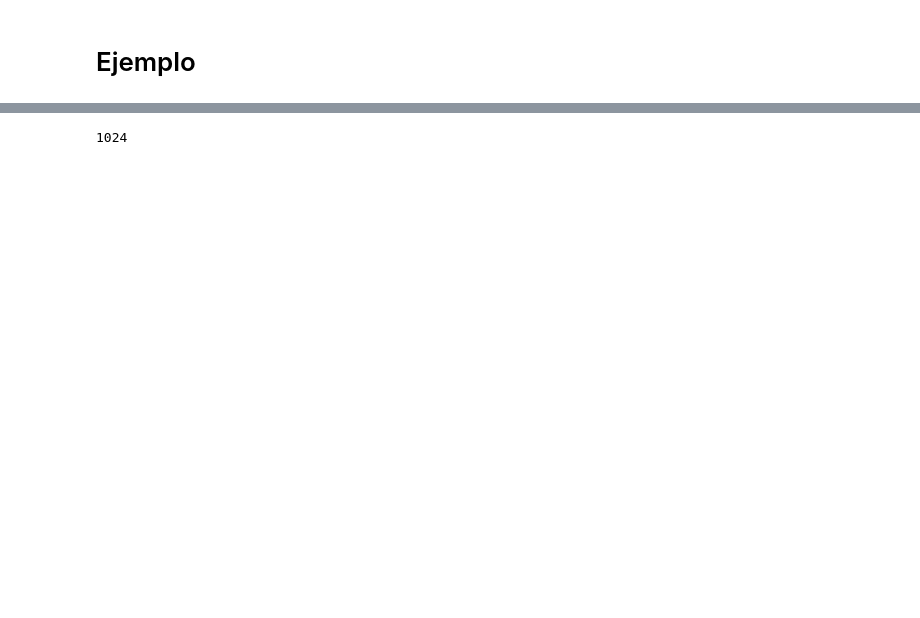
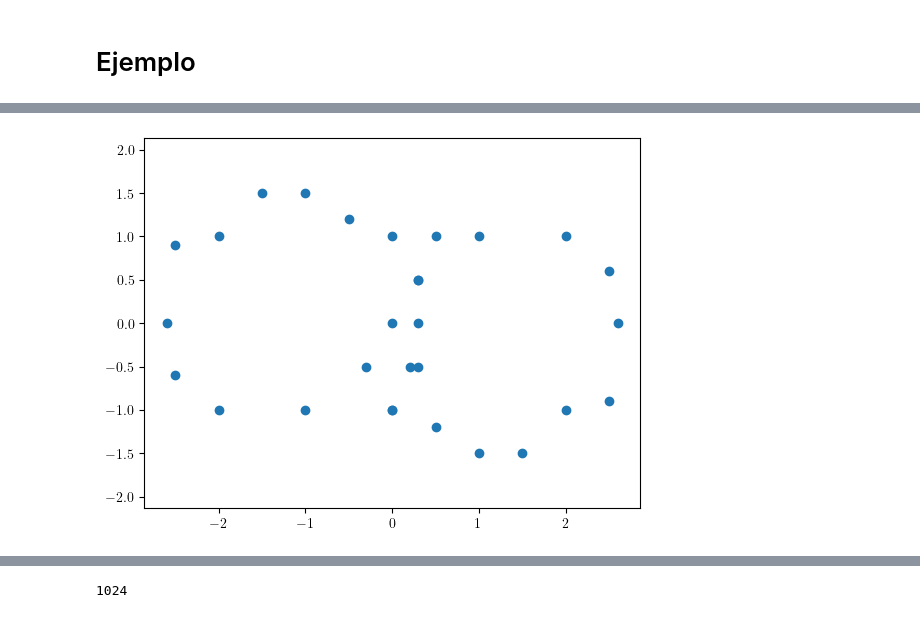
Before and after one commit to SneikF/PersistenceHomologyExamples, a Jupyter notebook: PersistenceHomologyExample.ipynb, the cells around one changed output, grey strips where cells are left out. Cells and saved outputs as stored; diff of their text form; code cells hidden in the pictures; blank space fills up the shorter version.

```diff
--- a/PersistenceHomologyExample.ipynb
+++ b/PersistenceHomologyExample.ipynb
@@ -325,0 +37,12 @@ plt.axis('equal');
+# %%
+points_ejemplo1 = np.array(
+            [[-2.0, -1.0], [-2.6, 0.0], [-2.0, 1.0], [-1.0, 1.5], [0.0, 1.0], [0.0, 0.0], [0.0, -1.0], [-1.0, -1.0],
+[-2.5, -0.6], [-2.5, 0.9], [-1.5, 1.5], [-0.5, 1.2], [0.3, -0.5], [0.3, 0.5], [2.0, 1.0], [2.6, 0.0],
+[2.0, -1.0], [1.0, -1.5], [0.0, -1.0], [0.2, -0.5], [0.5, 1.0], [1.0, 1.0], [2.5, 0.6], [2.5, -0.9],
+[1.5, -1.5], [0.5, -1.2], [-0.3, -0.5], [0.3, 0.5], [0.3, 0.0]]
+)
+plt.scatter(points_ejemplo1[:,0], points_ejemplo1[:,1])
+plt.axis('equal')
+plt.show()
+# %% [output]
+[figure, added]
```
Also changed, not shown: parts of 61 cells of this notebook.
